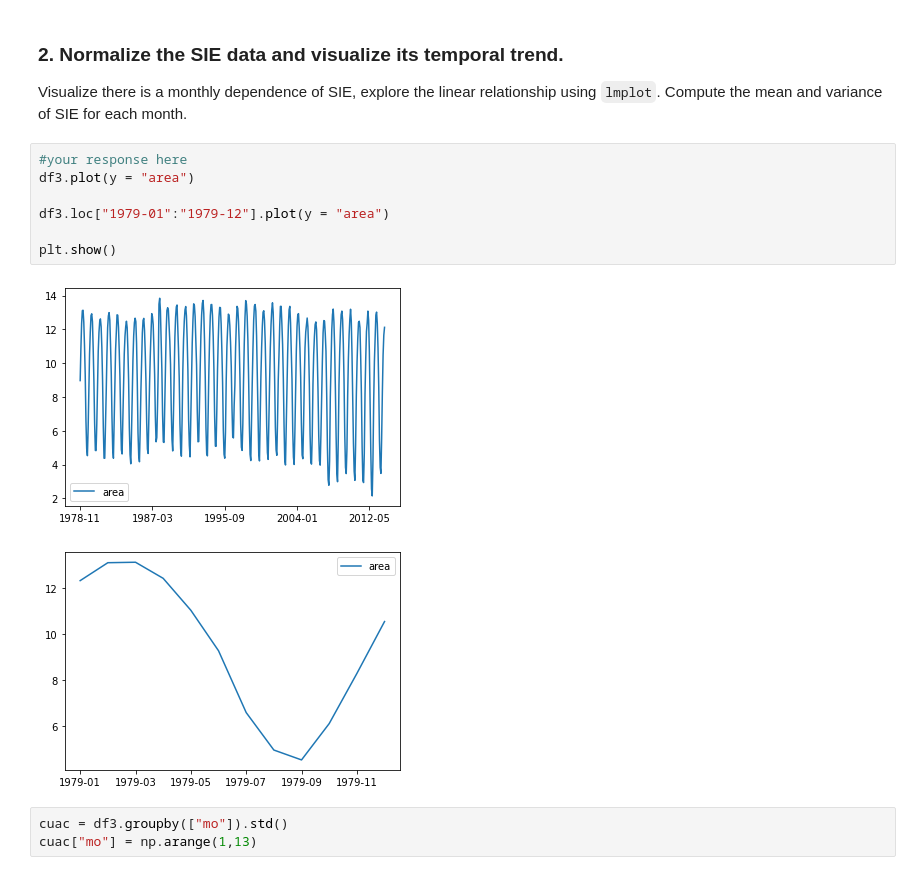
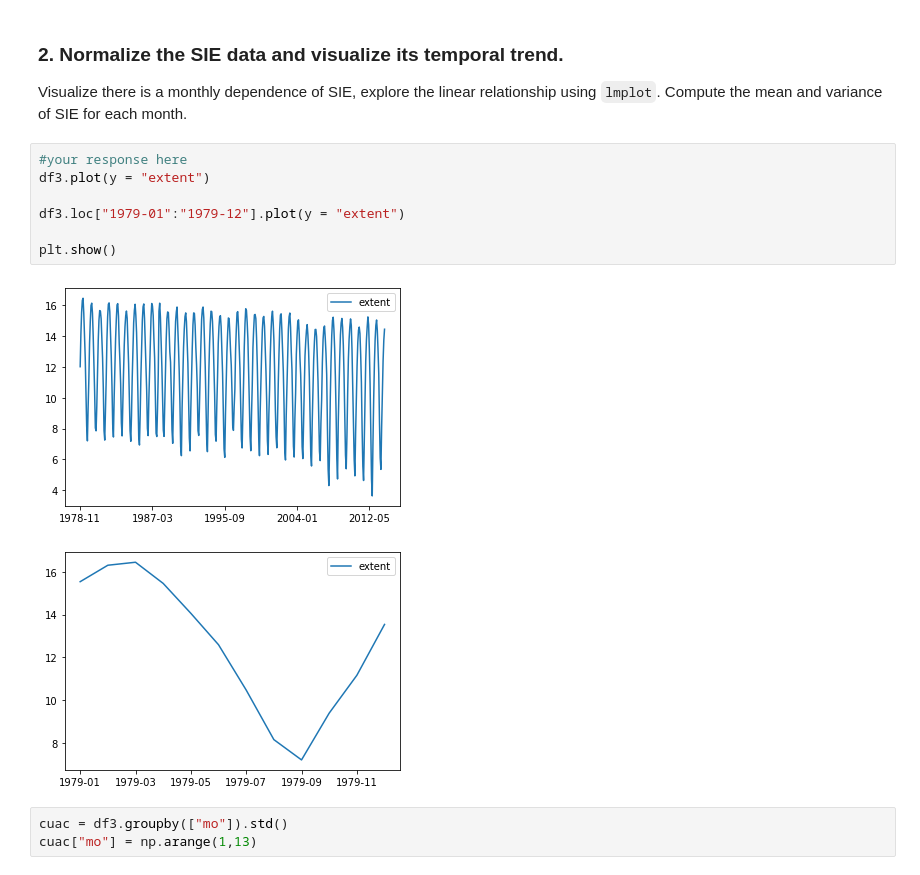
Before and after one commit to Jorgvt/Master_IA3, a Jupyter notebook: Introducción a Python/Estadística/Tarea Entregable/Sea Ice Extent.ipynb, the cells around one changed output. Drawn from its saved outputs; the diff is of its cells as text.

```diff
--- a/Introducción a Python/Estadística/Tarea Entregable/Sea Ice Extent.ipynb
+++ b/Introducción a Python/Estadística/Tarea Entregable/Sea Ice Extent.ipynb
@@ -102,14 +103,14 @@ Visualize there is a monthly dependence of SIE, explore the linear relationship
 Compute the mean and variance of SIE for each month.
 # %%
 #your response here
-df3.plot(y = "area")
+df3.plot(y = "extent")
 
-df3.loc["1979-01":"1979-12"].plot(y = "area")
+df3.loc["1979-01":"1979-12"].plot(y = "extent")
 
 plt.show()
 # %% [output]
-[figure, old version]
+[figure, new version]
-[figure, old version]
+[figure, new version]
 # %%
 cuac = df3.groupby(["mo"]).std()
 cuac["mo"] = np.arange(1,13)
```
Also changed, not shown: parts of 10 cells of this notebook.
